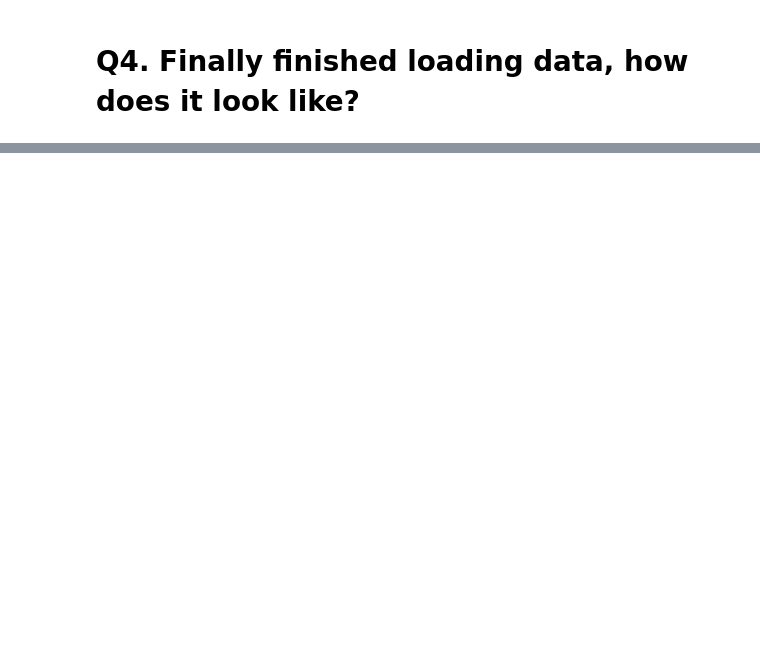
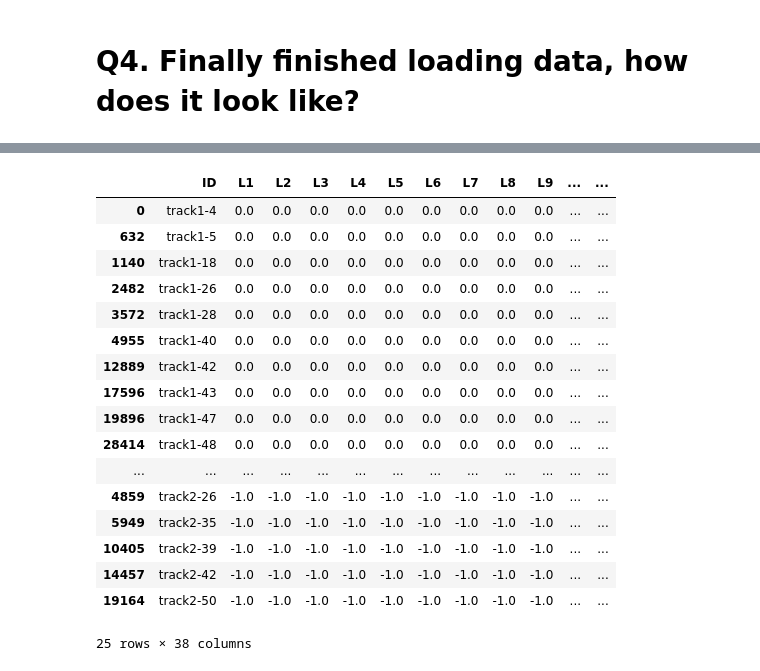
Before and after one commit to affogato-lab/CVPR-2026-mochi, a Jupyter notebook: CVPR_2026.ipynb, the cells around one changed output, grey strips where cells are left out. Drawn from its saved outputs; the diff is of its cells as text; code cells hidden in the pictures; blank space fills up the shorter version.

```diff
--- a/CVPR_2026.ipynb
+++ b/CVPR_2026.ipynb
@@ -753,0 +794,37 @@ np.float64(0.8892537028993033)
+# %%
+t1_df['Total'] = t1_df.sum(axis=1, numeric_only=True)
+# %%
+t2_df['Left_gait_subtype'] = t2_df['Left_gait_subtype'].map({0:'WNL', 1:'type1',2:'type2',3:'type3', 4:'type4'})
+t2_df['Right_gait_subtype'] = t2_df['Right_gait_subtype'].map({0:'WNL', 1:'type1',2:'type2',3:'type3', 4:'type4'})
+# %%
+final_df = pd.concat([t1_df, t2_df])
+# %%
+final_df = final_df.fillna(-1)
+#final_df = final_df.drop('sudo_id', axis = 1)
+for i in range(1, 35):
+    index = 'L'
+    temp = i
+    if i>=18:
+        index = 'R'
+        temp = i-17
+    final_df = final_df.rename({i:f'{index}{temp}'}, axis = 1)
+final_df
+# %% [output]
+|  | ID | L1 | L2 | L3 | L4 | L5 | L6 | L7 | L8 | L9 | ... | ... |
+| 0 | track1-4 | 0.0 | 0.0 | 0.0 | 0.0 | 0.0 | 0.0 | 0.0 | 0.0 | 0.0 | ... | ... |
+| 632 | track1-5 | 0.0 | 0.0 | 0.0 | 0.0 | 0.0 | 0.0 | 0.0 | 0.0 | 0.0 | ... | ... |
+| 1140 | track1-18 | 0.0 | 0.0 | 0.0 | 0.0 | 0.0 | 0.0 | 0.0 | 0.0 | 0.0 | ... | ... |
+| 2482 | track1-26 | 0.0 | 0.0 | 0.0 | 0.0 | 0.0 | 0.0 | 0.0 | 0.0 | 0.0 | ... | ... |
+| 3572 | track1-28 | 0.0 | 0.0 | 0.0 | 0.0 | 0.0 | 0.0 | 0.0 | 0.0 | 0.0 | ... | ... |
+| 4955 | track1-40 | 0.0 | 0.0 | 0.0 | 0.0 | 0.0 | 0.0 | 0.0 | 0.0 | 0.0 | ... | ... |
+| 12889 | track1-42 | 0.0 | 0.0 | 0.0 | 0.0 | 0.0 | 0.0 | 0.0 | 0.0 | 0.0 | ... | ... |
+| 17596 | track1-43 | 0.0 | 0.0 | 0.0 | 0.0 | 0.0 | 0.0 | 0.0 | 0.0 | 0.0 | ... | ... |
+| 19896 | track1-47 | 0.0 | 0.0 | 0.0 | 0.0 | 0.0 | 0.0 | 0.0 | 0.0 | 0.0 | ... | ... |
+| 28414 | track1-48 | 0.0 | 0.0 | 0.0 | 0.0 | 0.0 | 0.0 | 0.0 | 0.0 | 0.0 | ... | ... |
+| ... | ... | ... | ... | ... | ... | ... | ... | ... | ... | ... | ... | ... |
+| 4859 | track2-26 | -1.0 | -1.0 | -1.0 | -1.0 | -1.0 | -1.0 | -1.0 | -1.0 | -1.0 | ... | ... |
+| 5949 | track2-35 | -1.0 | -1.0 | -1.0 | -1.0 | -1.0 | -1.0 | -1.0 | -1.0 | -1.0 | ... | ... |
+| 10405 | track2-39 | -1.0 | -1.0 | -1.0 | -1.0 | -1.0 | -1.0 | -1.0 | -1.0 | -1.0 | ... | ... |
+| 14457 | track2-42 | -1.0 | -1.0 | -1.0 | -1.0 | -1.0 | -1.0 | -1.0 | -1.0 | -1.0 | ... | ... |
+| 19164 | track2-50 | -1.0 | -1.0 | -1.0 | -1.0 | -1.0 | -1.0 | -1.0 | -1.0 | -1.0 | ... | ... |
+25 rows × 38 columns
```
Also changed, not shown: parts of 60 cells of this notebook.
